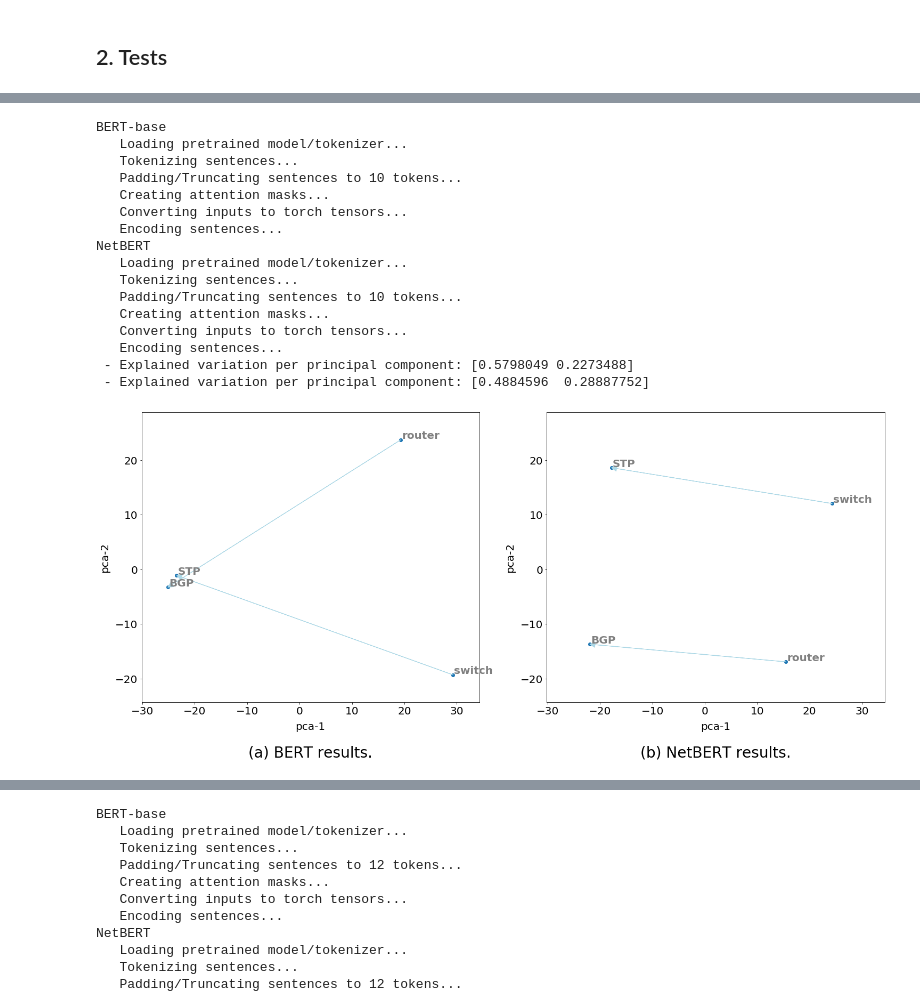
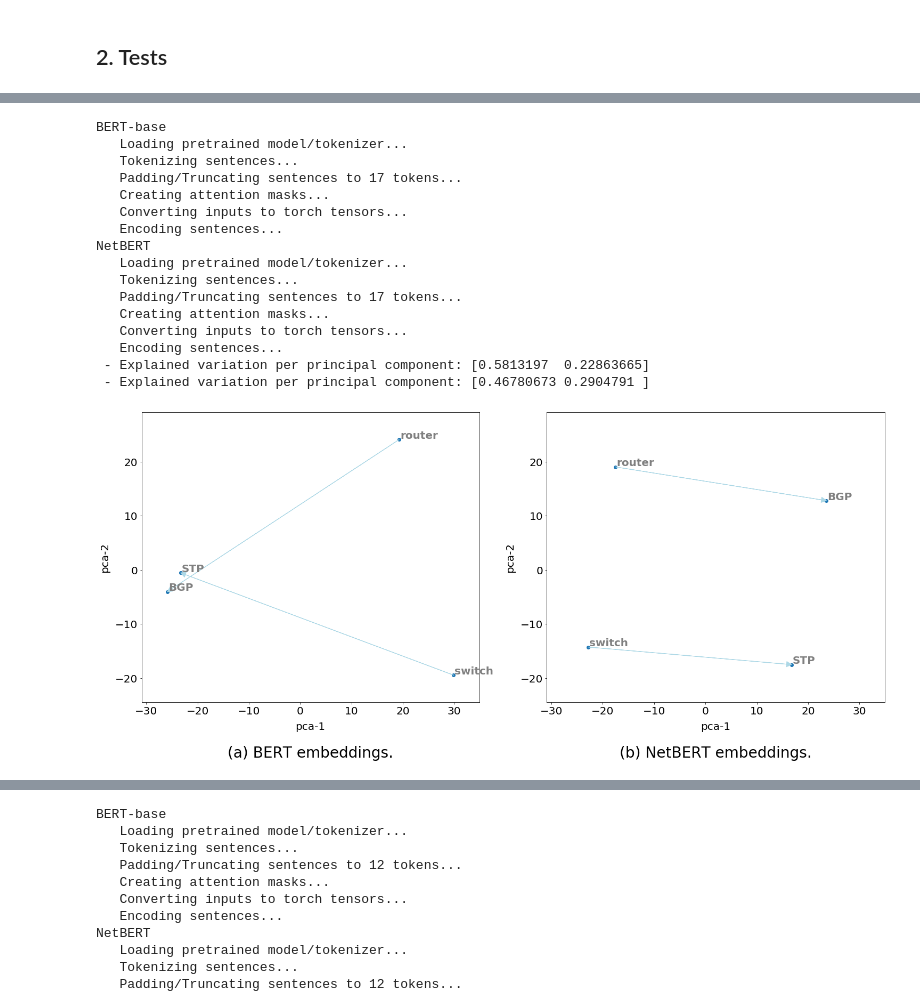
Before and after one commit to ant-louis/netbert, a Jupyter notebook: intrinsic_evaluation/word_analogies.ipynb, the cells around one changed output, grey strips where cells are left out. Saved outputs shown, nothing was run; the diff lists cells and outputs as text; code cells hidden in the pictures.

```diff
--- a/intrinsic_evaluation/word_analogies.ipynb
+++ b/intrinsic_evaluation/word_analogies.ipynb
@@ -193,8 +193,8 @@ def run_all(sentences, words_of_interest, relationships, fig_name):
     fig, (ax1, ax2) = plt.subplots(nrows=1, ncols=2, figsize=(25,10))
     tmp_df = pd.concat([bert_pca_df, netbert_pca_df], ignore_index=True)
     limits = [(tmp_df['pca-one'].min()-5, tmp_df['pca-one'].max()+5), (tmp_df['pca-two'].min()-5, tmp_df['pca-two'].max()+5)]
-    plot_relationships(bert_pca_df, relationships, ax1, '(a) BERT results.', limits)
-    plot_relationships(netbert_pca_df, relationships, ax2, '(b) NetBERT results.', limits)
+    plot_relationships(bert_pca_df, relationships, ax1, '(a) BERT embeddings.', limits)
+    plot_relationships(netbert_pca_df, relationships, ax2, '(b) NetBERT embeddings.', limits)
     fig.savefig("./figures/word_analogy_"+ fig_name +".pdf", bbox_inches='tight')
     return
 # %% [markdown]
@@ -242,26 +242,26 @@ NetBERT
 # %%
-sentences = ["A switch is a networking hardware.",# that connects devices together to create a computer network.",
-             "STP is a network protocol.",# that builds a loop-free logical topology for Ethernet networks.",
-             "A router is a networking device.",# that connects multiple switches and their respective networks.",
-             "BGP is a standardized routing protocol."]# designed to exchange routing and reachability information among autonomous systems on the Internet."]
+sentences = ["A switch is a networking hardware that connects devices on a computer network.",
+             "STP is a network protocol designed to prevent loops in a computer network.",
+             "A router is a networking hardware that connects multiple computer networks.",
+             "BGP is a routing protocol designed to exchange information between computer networks."]
 words_of_interest = ['switch', 'STP', 'router', 'BGP']
 relationships = [('switch', 'STP'),('router', 'BGP')]
 run_all(sentences, words_of_interest, relationships, fig_name="switch_router")
 # %% [output]
 BERT-base
    Loading pretrained model/tokenizer...
    Tokenizing sentences...
-   Padding/Truncating sentences to 10 tokens...
+   Padding/Truncating sentences to 17 tokens...
    Creating attention masks...
    Converting inputs to torch tensors...
    Encoding sentences...
 NetBERT
    Loading pretrained model/tokenizer...
    Tokenizing sentences...
-   Padding/Truncating sentences to 10 tokens...
+   Padding/Truncating sentences to 17 tokens...
    Creating attention masks...
    Converting inputs to torch tensors...
    Encoding sentences...
- - Explained variation per principal component: [0.5798049 0.2273488]
- - Explained variation per principal component: [0.4884596  0.28887752]
+ - Explained variation per principal component: [0.5813197  0.22863665]
+ - Explained variation per principal component: [0.46780673 0.2904791 ]
-[figure, old version]
+[figure, new version]
```
Also changed, not shown: parts of 15 cells of this notebook, 4 other files.
